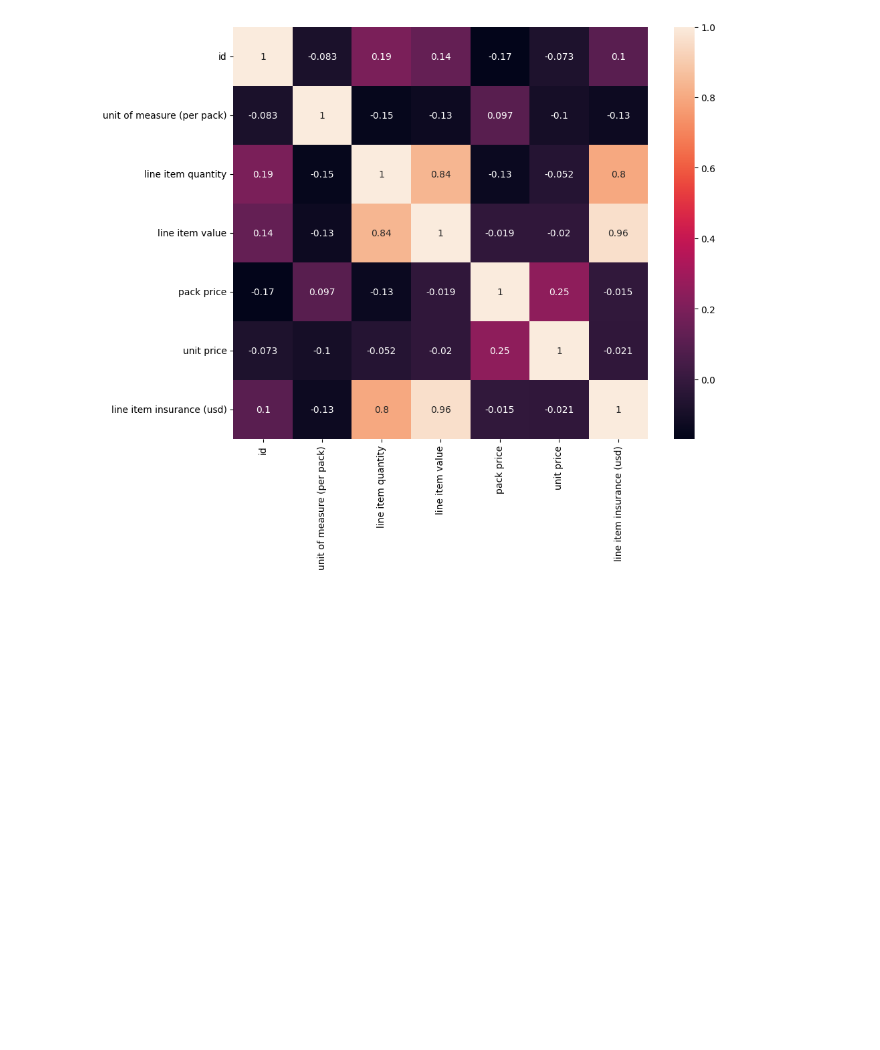
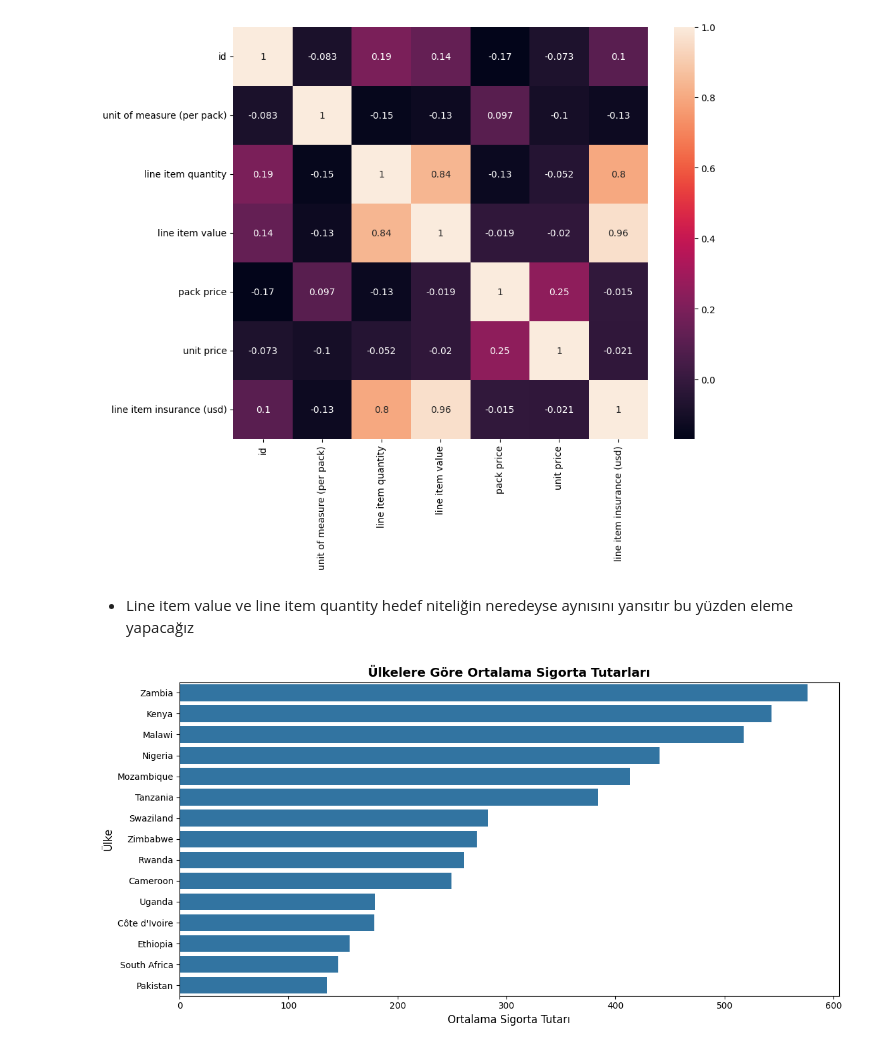
Before and after one commit to burakltnds/Kaggle_Notebook, a Jupyter notebook: 6_tedarik_zincir_maliyet_analizi.ipynb, the cells around one changed output. Cells and saved outputs as stored; diff of their text form; code cells hidden in the pictures; blank space fills up the shorter version.

Commit message:
Kaggle Notebook | tedarik_zincir_sigorta_maliyet_analizi.ipynb | Version 4 feature selection aşamasına geçildi

```diff
--- a/6_tedarik_zincir_maliyet_analizi.ipynb
+++ b/6_tedarik_zincir_maliyet_analizi.ipynb
@@ -152,3 +211,27 @@ sns.heatmap(matrix,annot = True)
 # %% [output]
 <Axes: >
 [figure]
+# %% [markdown]
+- Line item value ve line item quantity hedef niteliğin neredeyse aynısını yansıtır bu yüzden eleme yapacağız
+# %%
+country_insurance = (
+    df.groupby('country')['line item insurance (usd)']
+    .mean()
+    .reset_index()
+    .sort_values(by='line item insurance (usd)', ascending=False)
+)
+
+plt.figure(figsize=(12, 6))
+sns.barplot(
+    data=top_countries,
+    x='line item insurance (usd)',
+    y='country'
+)
+
+plt.title('Ülkelere Göre Ortalama Sigorta Tutarları', fontsize=14, fontweight='bold')
+plt.xlabel('Ortalama Sigorta Tutarı', fontsize=12)
+plt.ylabel('Ülke', fontsize=12)
+plt.tight_layout()
+plt.show()
+# %% [output]
+[figure, added]
```
Also changed, not shown: parts of 9 cells of this notebook.
